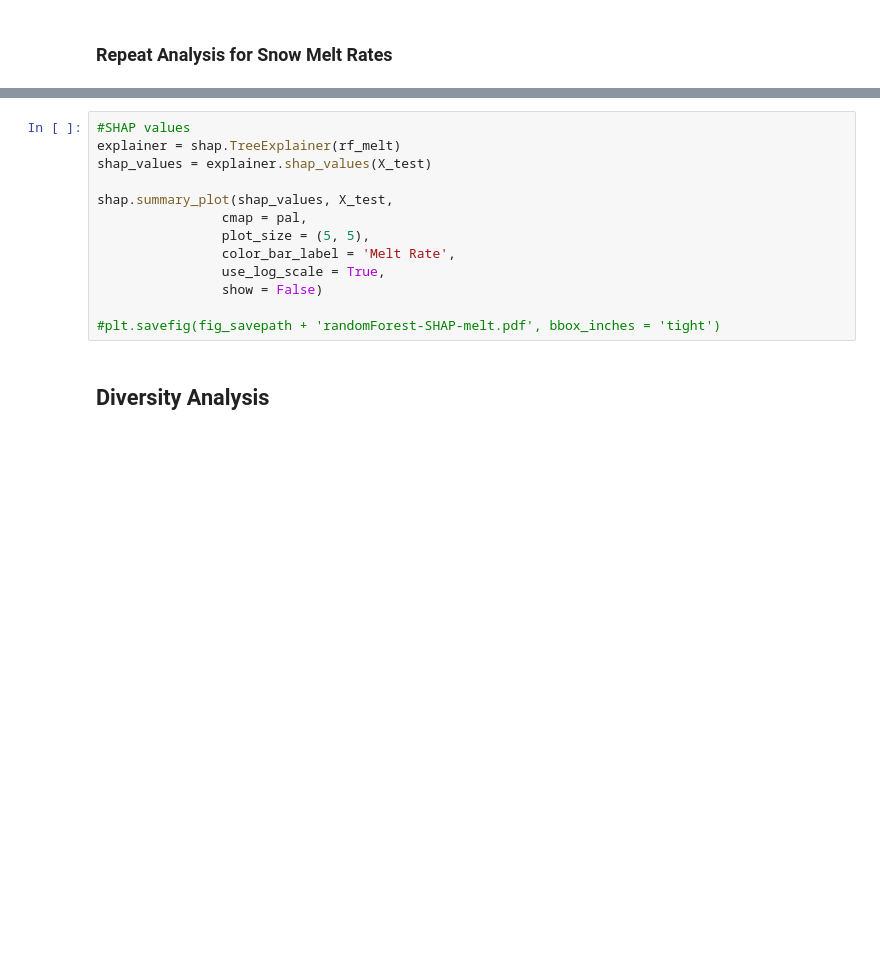
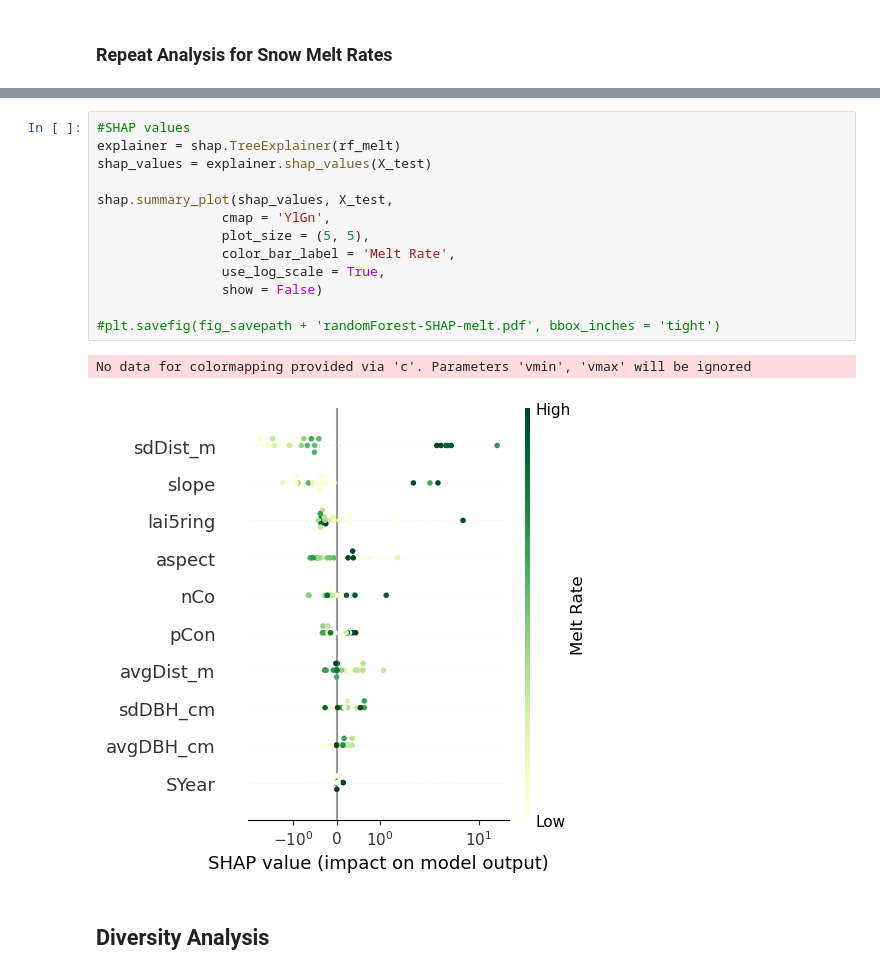
Before and after one commit to mwdjones/forest-canopy-model, a Jupyter notebook: 02_canopycontrols.ipynb, the cells around one changed output, grey strips where cells are left out. Saved outputs shown, nothing was run; the diff lists cells and outputs as text; blank space fills up the shorter version.

```diff
--- a/02_canopycontrols.ipynb
+++ b/02_canopycontrols.ipynb
@@ -1165,16 +1184,19 @@ print('Accuracy:', round(100*(1 - mape), 2))
 # %%
 #SHAP values
 explainer = shap.TreeExplainer(rf_melt)
 shap_values = explainer.shap_values(X_test)
 
 shap.summary_plot(shap_values, X_test,
-                cmap = pal,
+                cmap = 'YlGn',
                 plot_size = (5, 5),
                 color_bar_label = 'Melt Rate',
                 use_log_scale = True,
                 show = False)
 
 #plt.savefig(fig_savepath + 'randomForest-SHAP-melt.pdf', bbox_inches = 'tight')
+# %% [output]
+No data for colormapping provided via 'c'. Parameters 'vmin', 'vmax' will be ignored
+[figure, added]
 # %% [markdown]
 ## Diversity Analysis
 # %%
```
Also changed, not shown: parts of 21 cells of this notebook, 26 other files.
